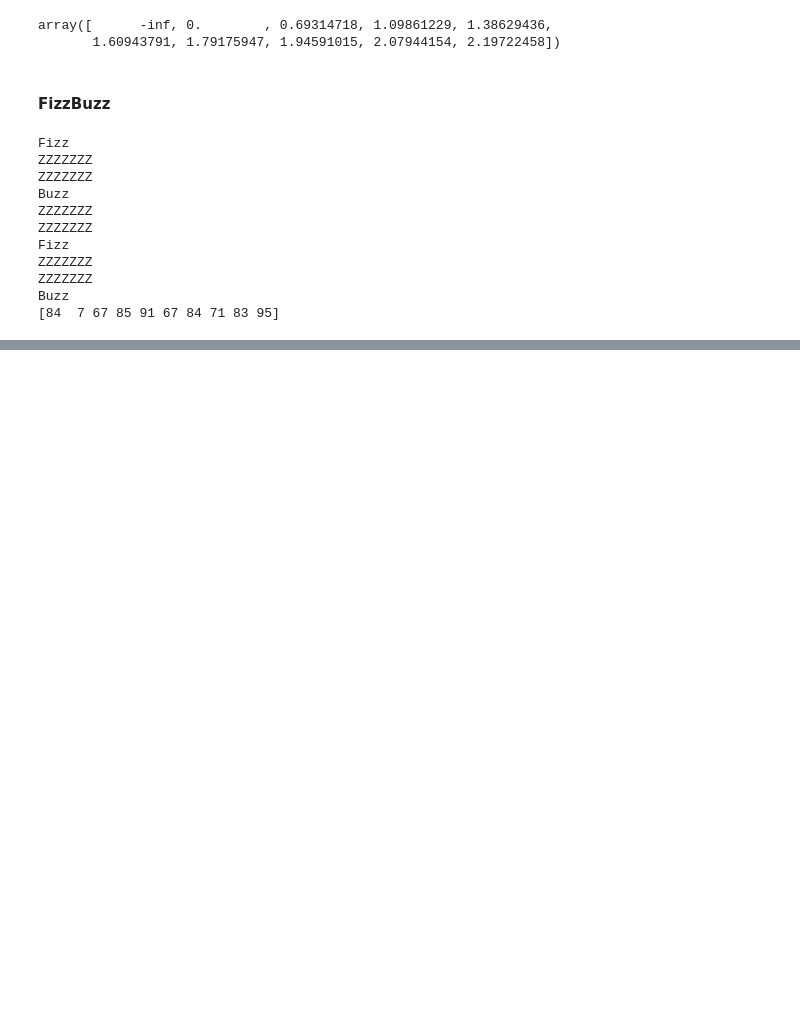
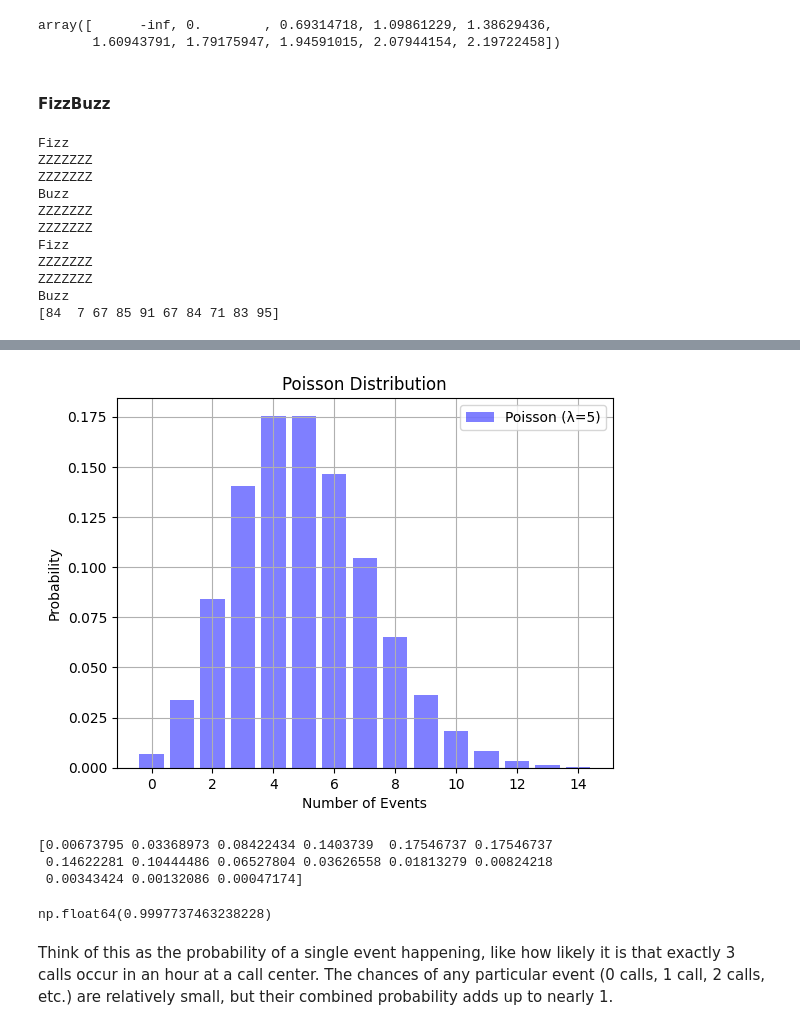
Before and after one commit to Pirate-Nirav/MachineLearning, a Jupyter notebook: introduction-to-numpy.ipynb, the cells around one changed output, grey strips where cells are left out. Cells and saved outputs as stored; diff of their text form; code cells hidden in the pictures; blank space fills up the shorter version.

```diff
--- a/introduction-to-numpy.ipynb
+++ b/introduction-to-numpy.ipynb
@@ -715,0 +760,28 @@ Buzz
+# %%
+import numpy as np
+import matplotlib.pyplot as plt
+from scipy.stats import poisson
+
+lamda = 5 # Set mean number of occurance
+x= np.arange(0,15) # possible value of x
+y = poisson.pmf(x, lamda)
+
+plt.bar(x, y, color='blue', alpha=0.5, label=f'Poisson (λ={lamda})') #alpha is for visual
+plt.xlabel('Number of Events')
+plt.ylabel('Probability')
+plt.title('Poisson Distribution')
+plt.legend()
+plt.grid()
+plt.show()
+print(y)
+# %% [output]
+[figure, added]
+[0.00673795 0.03368973 0.08422434 0.1403739  0.17546737 0.17546737
+ 0.14622281 0.10444486 0.06527804 0.03626558 0.01813279 0.00824218
+ 0.00343424 0.00132086 0.00047174]
+# %%
+sum(y)
+# %% [output]
+np.float64(0.9997737463238228)
+# %% [markdown]
+Think of this as the probability of a single event happening, like how likely it is that exactly 3 calls occur in an hour at a call center. The chances of any particular event (0 calls, 1 call, 2 calls, etc.) are relatively small, but their combined probability adds up to nearly 1.
```
Also changed, not shown: parts of 49 cells of this notebook, 8 other files.
